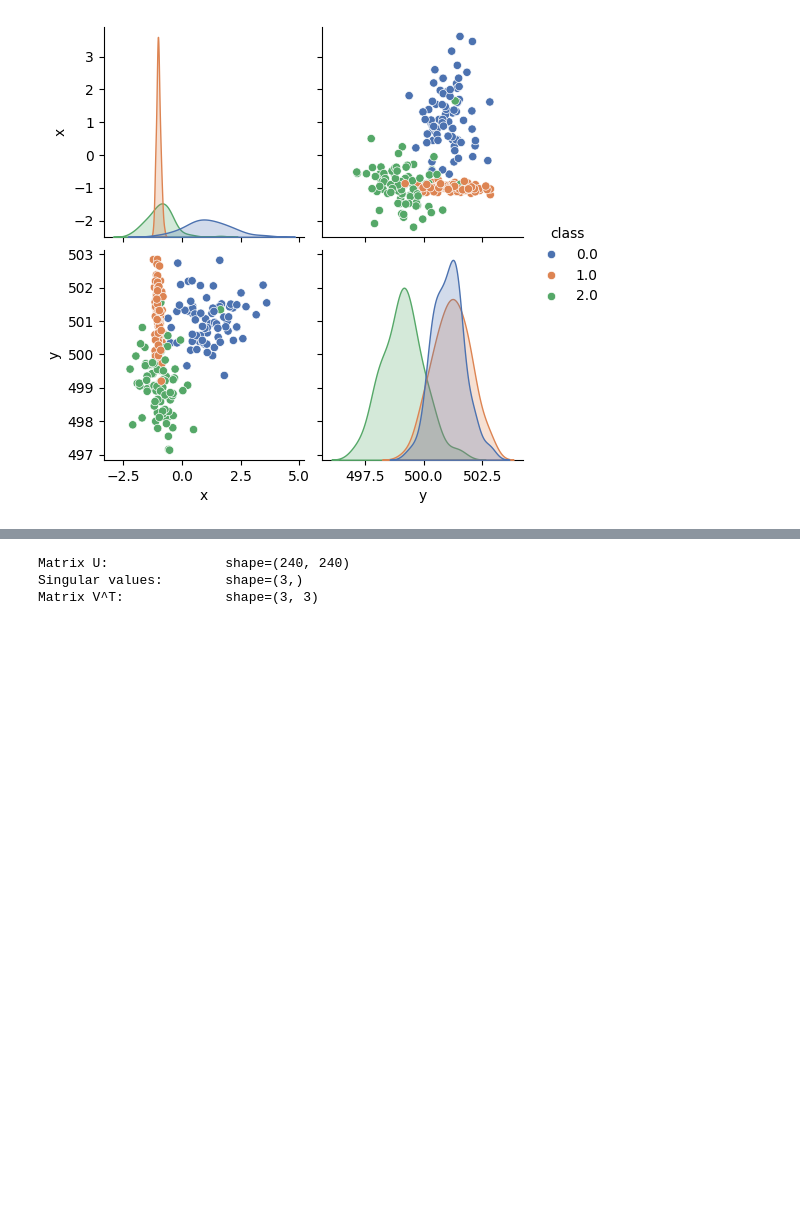
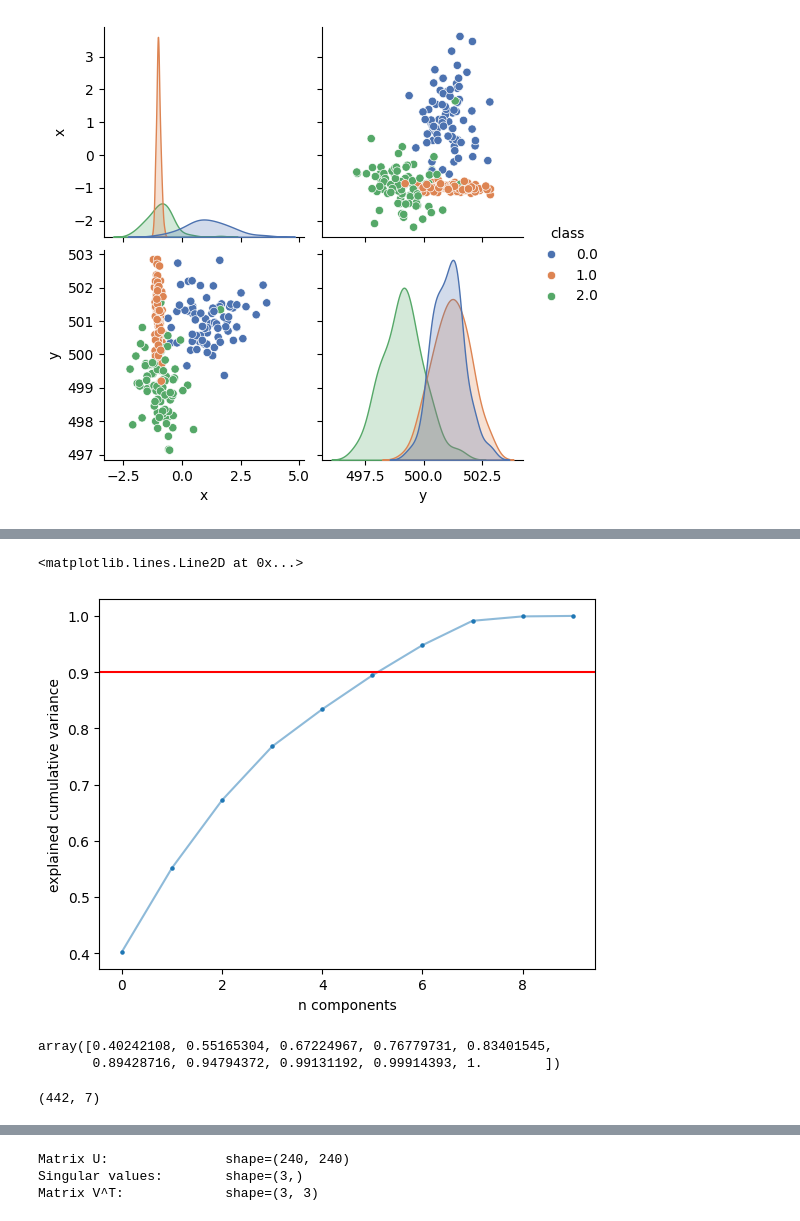
Before and after one commit to Janko-dev/ZM004-2324-data-science, a Jupyter notebook: ds_dc2.ipynb, the cells around one changed output, grey strips where cells are left out. Cells and saved outputs as stored; diff of their text form; code cells hidden in the pictures; blank space fills up the shorter version.

```diff
--- a/ds_dc2.ipynb
+++ b/ds_dc2.ipynb
@@ -327,3 +326,28 @@ ax.bar_label(ax.containers[2], fontsize=10, color='white', label_type='center')
+# %%
+pca = PCA(n_components=X.shape[1]).fit(X)
+X_proj = pca.transform(X)
+
+cumulative_expl_var = np.cumsum(pca.explained_variance_ratio_)
+plt.plot(range(len(pca.explained_variance_)), cumulative_expl_var, alpha=0.5)
+plt.scatter(range(len(pca.explained_variance_)), cumulative_expl_var, s=5)
+plt.xlabel("n components")
+plt.ylabel("explained cumulative variance")
+plt.axhline(0.9, color='red')
+# %% [output]
+<matplotlib.lines.Line2D at 0x...>
+[figure, added]
+# %%
+cumulative_expl_var
+# %% [output]
+array([0.40242108, 0.55165304, 0.67224967, 0.76779731, 0.83401545,
+       0.89428716, 0.94794372, 0.99131192, 0.99914393, 1.        ])
+# %%
+pca = PCA(n_components=.9, svd_solver='full').fit(X)
+pca_X = pca.transform(X)
+
+pca_X.shape
+# %% [output]
+(442, 7)
 # %% [markdown]
 ## (Optioneel) Hoe werkt PCA nu?
 
```
Also changed, not shown: parts of 19 cells of this notebook, 1 other file.
